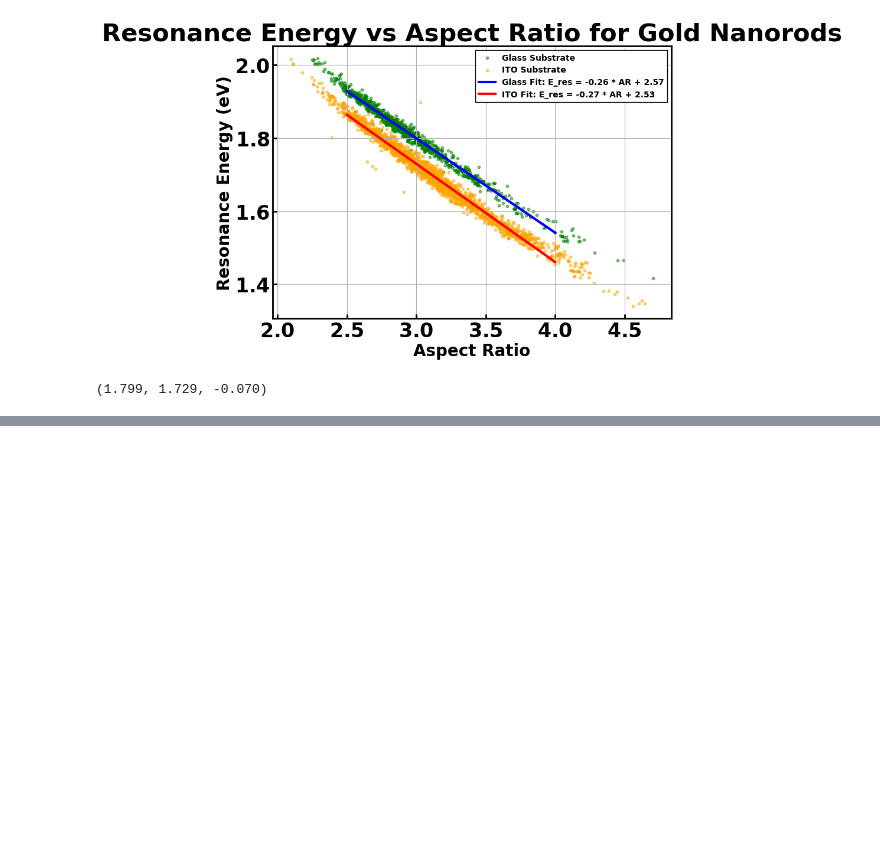
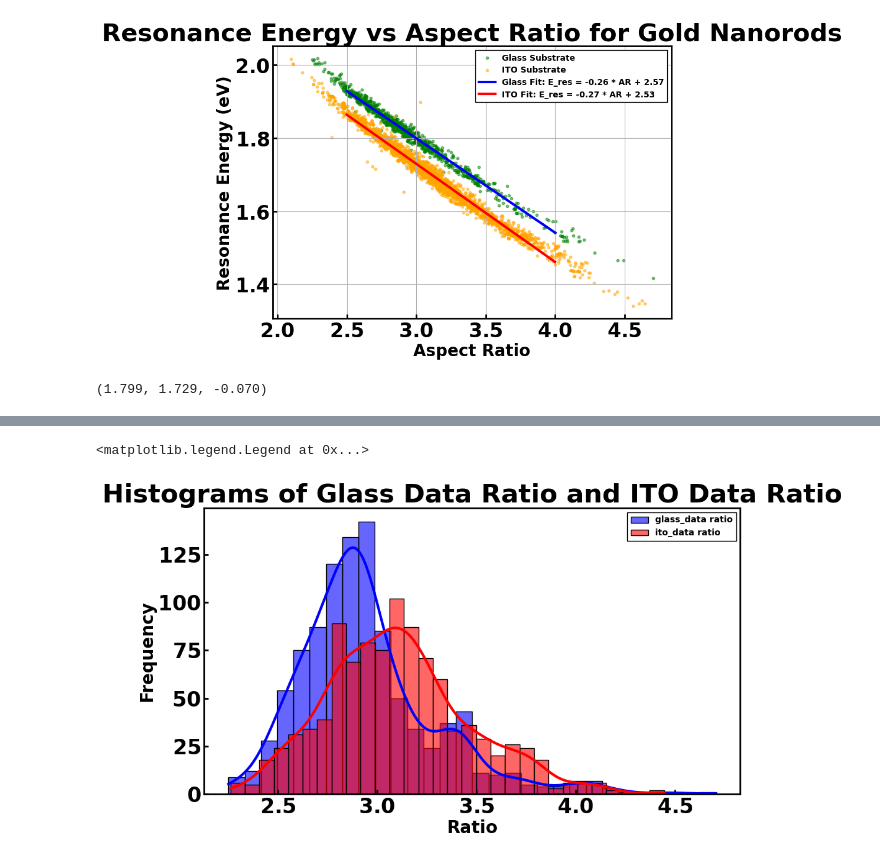
Before and after one commit to SWAN88/AuNR_DA, a Jupyter notebook: 051524_analytical_method.ipynb, the cells around one changed output, grey strips where cells are left out. Saved outputs shown, nothing was run; the diff lists cells and outputs as text; code cells hidden in the pictures; blank space fills up the shorter version.

```diff
--- a/051524_analytical_method.ipynb
+++ b/051524_analytical_method.ipynb
@@ -174,0 +184,28 @@ plt.legend()
+# %%
+# Randomly sample 1000 rows from each dataframe
+glass_sample = glass_data.sample(n=1000, random_state=1)
+ito_sample = ito_data.sample(n=1000, random_state=1)
+# %%
+# Create a new dataframe with x1 and x2 from the 'ratio' columns
+data = pd.DataFrame({
+    'x1': glass_sample['ratio'],
+    'x2': ito_sample['ratio']
+})
+
+# Plot the histograms
+plt.figure(figsize=(10, 6))
+
+# Plot the histogram for x1
+sns.histplot(data['x1'], color='blue', kde=True, label='glass_data ratio', bins=30, alpha=0.6)
+
+# Plot the histogram for x2
+sns.histplot(data['x2'], color='red', kde=True, label='ito_data ratio', bins=30, alpha=0.6)
+
+# Add titles and labels
+plt.title('Histograms of Glass Data Ratio and ITO Data Ratio')
+plt.xlabel('Ratio')
+plt.ylabel('Frequency')
+plt.legend()
+# %% [output]
+<matplotlib.legend.Legend at 0x...>
+[figure, added]
```
Also changed, not shown: parts of 8 cells of this notebook.
